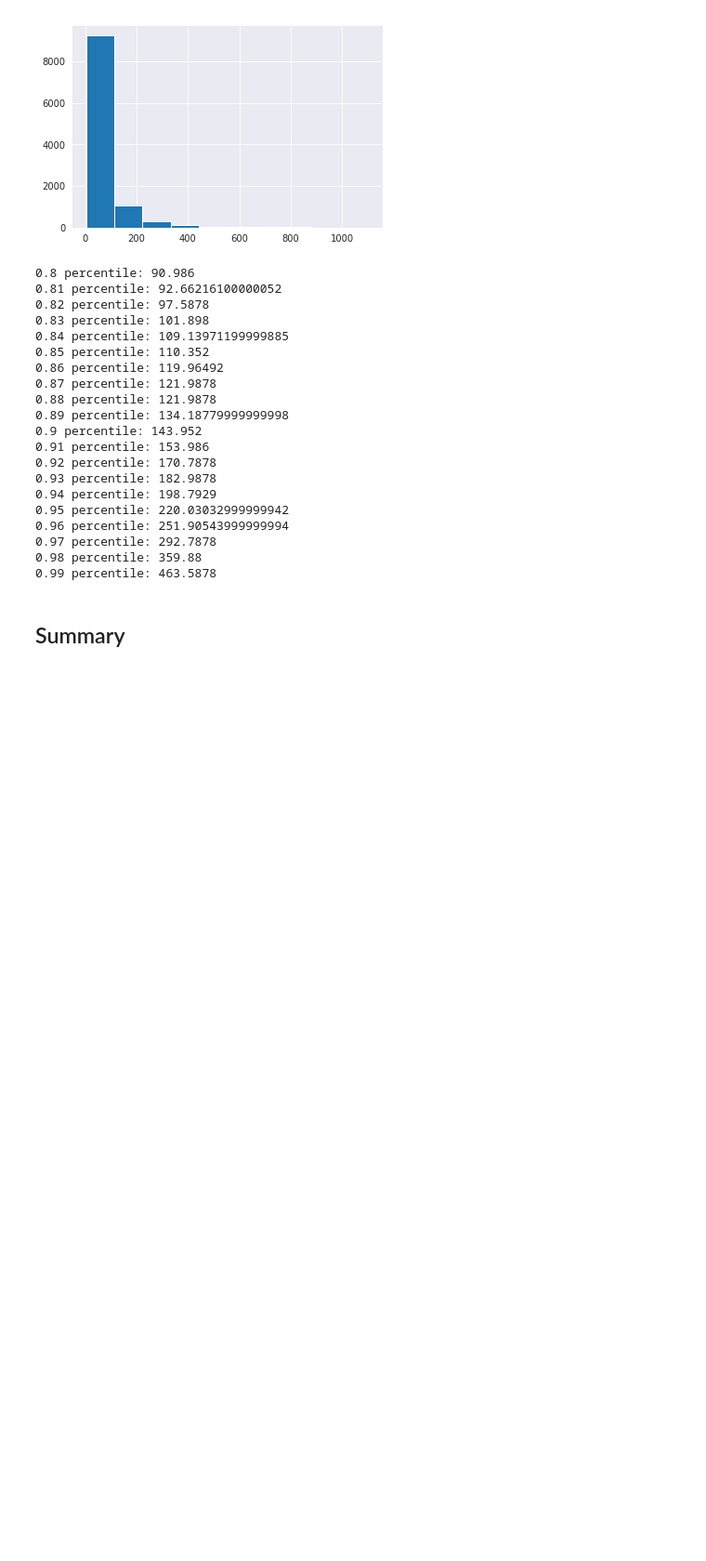
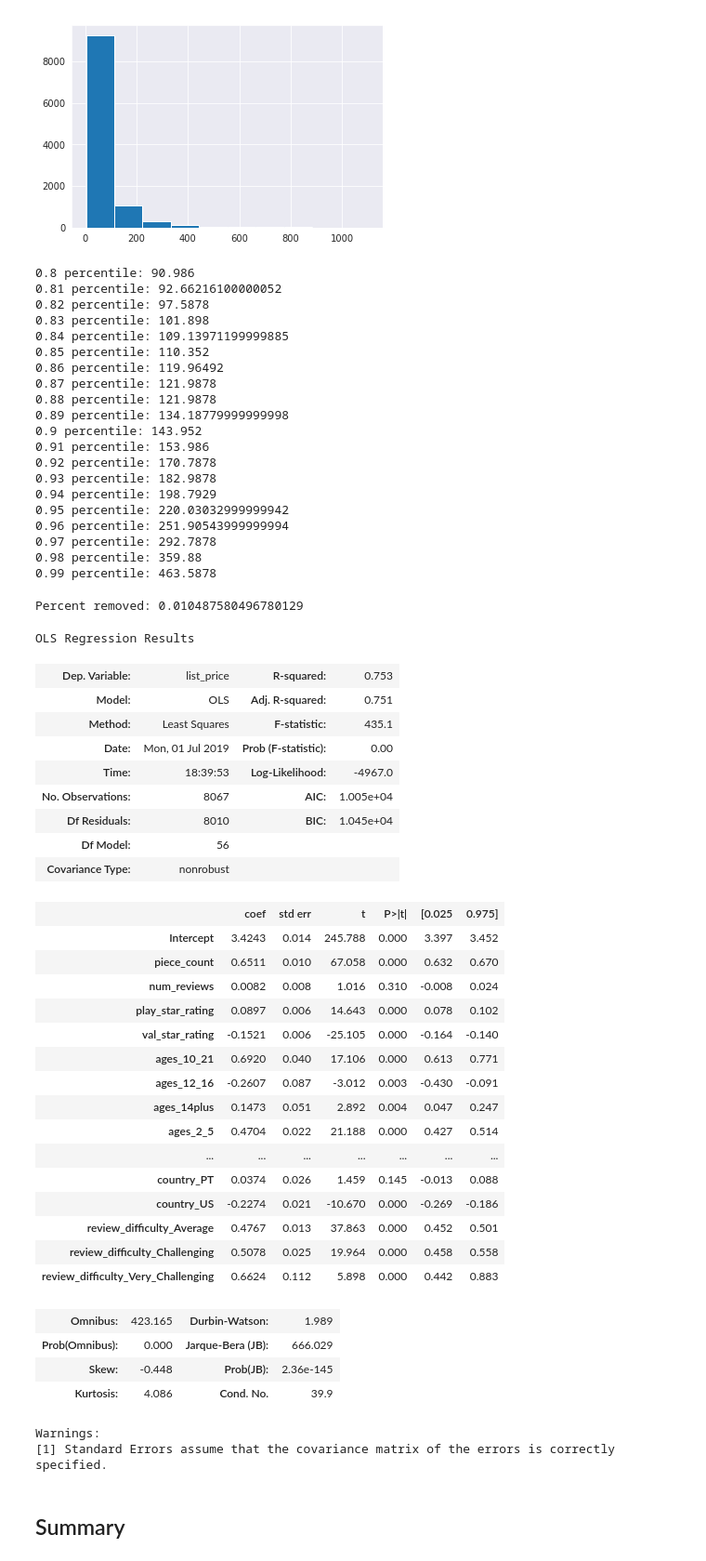
Before and after one commit to zaborowm/dsc-modeling-your-data-lab-nyc-ds-career-042219, a Jupyter notebook: index.ipynb, the cells around one changed output. Shown at 93% size. Cells and saved outputs as stored; diff of their text form; code cells hidden in the pictures; blank space fills up the shorter version.

```diff
--- a/index.ipynb
+++ b/index.ipynb
@@ -408,6 +408,52 @@ for i in range(80,100):
 0.97 percentile: 292.7878
 0.98 percentile: 359.88
 0.99 percentile: 463.5878
+# %%
+orig_tot = len(df)
+df = df[df.list_price < 450] #Subsetting to remove extreme outliers
+print('Percent removed:', (orig_tot -len(df))/orig_tot)
+df.list_price = df.list_price.map(np.log) #Applying a log transformation
+train, test = train_test_split(df)
+
+#Refit model with subset features
+predictors = '+'.join(x_cols)
+formula = outcome + "~" + predictors
+model = ols(formula=formula, data=train).fit()
+model.summary()
+# %% [output]
+Percent removed: 0.010487580496780129
+OLS Regression Results
+| Dep. Variable: | list_price | R-squared: | 0.753 |
+| Model: | OLS | Adj. R-squared: | 0.751 |
+| Method: | Least Squares | F-statistic: | 435.1 |
+| Date: | Mon, 01 Jul 2019 | Prob (F-statistic): | 0.00 |
+| Time: | 18:39:53 | Log-Likelihood: | -4967.0 |
+| No. Observations: | 8067 | AIC: | 1.005e+04 |
+| Df Residuals: | 8010 | BIC: | 1.045e+04 |
+| Df Model: | 56 |  |  |
+| Covariance Type: | nonrobust |  |  |
+|  | coef | std err | t | P>|t| | [0.025 | 0.975] |
+| Intercept | 3.4243 | 0.014 | 245.788 | 0.000 | 3.397 | 3.452 |
+| piece_count | 0.6511 | 0.010 | 67.058 | 0.000 | 0.632 | 0.670 |
+| num_reviews | 0.0082 | 0.008 | 1.016 | 0.310 | -0.008 | 0.024 |
+| play_star_rating | 0.0897 | 0.006 | 14.643 | 0.000 | 0.078 | 0.102 |
+| val_star_rating | -0.1521 | 0.006 | -25.105 | 0.000 | -0.164 | -0.140 |
+| ages_10_21 | 0.6920 | 0.040 | 17.106 | 0.000 | 0.613 | 0.771 |
+| ages_12_16 | -0.2607 | 0.087 | -3.012 | 0.003 | -0.430 | -0.091 |
+| ages_14plus | 0.1473 | 0.051 | 2.892 | 0.004 | 0.047 | 0.247 |
+| ages_2_5 | 0.4704 | 0.022 | 21.188 | 0.000 | 0.427 | 0.514 |
+| ... | ... | ... | ... | ... | ... | ... |
+| country_PT | 0.0374 | 0.026 | 1.459 | 0.145 | -0.013 | 0.088 |
+| country_US | -0.2274 | 0.021 | -10.670 | 0.000 | -0.269 | -0.186 |
+| review_difficulty_Average | 0.4767 | 0.013 | 37.863 | 0.000 | 0.452 | 0.501 |
+| review_difficulty_Challenging | 0.5078 | 0.025 | 19.964 | 0.000 | 0.458 | 0.558 |
+| review_difficulty_Very_Challenging | 0.6624 | 0.112 | 5.898 | 0.000 | 0.442 | 0.883 |
+| Omnibus: | 423.165 | Durbin-Watson: | 1.989 |
+| Prob(Omnibus): | 0.000 | Jarque-Bera (JB): | 666.029 |
+| Skew: | -0.448 | Prob(JB): | 2.36e-145 |
+| Kurtosis: | 4.086 | Cond. No. | 39.9 |
+Warnings:
+[1] Standard Errors assume that the covariance matrix of the errors is correctly specified.
 # %% [markdown]
 ## Summary
 # %% [markdown]
```
